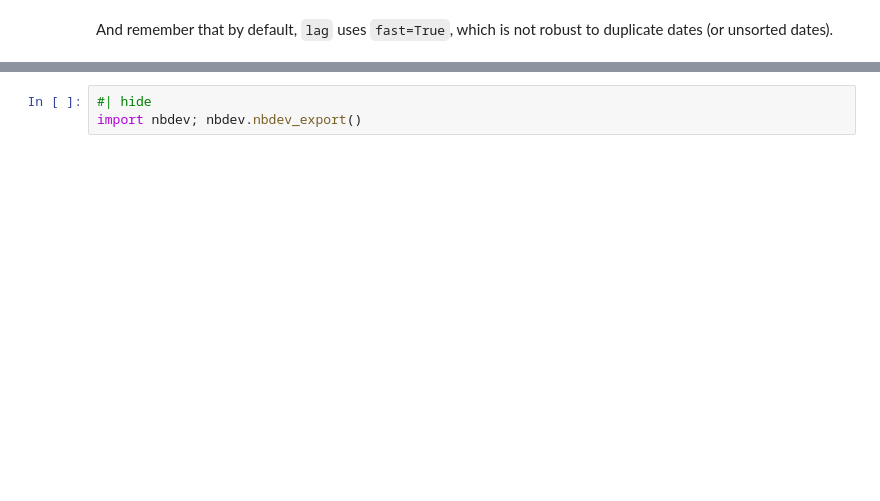
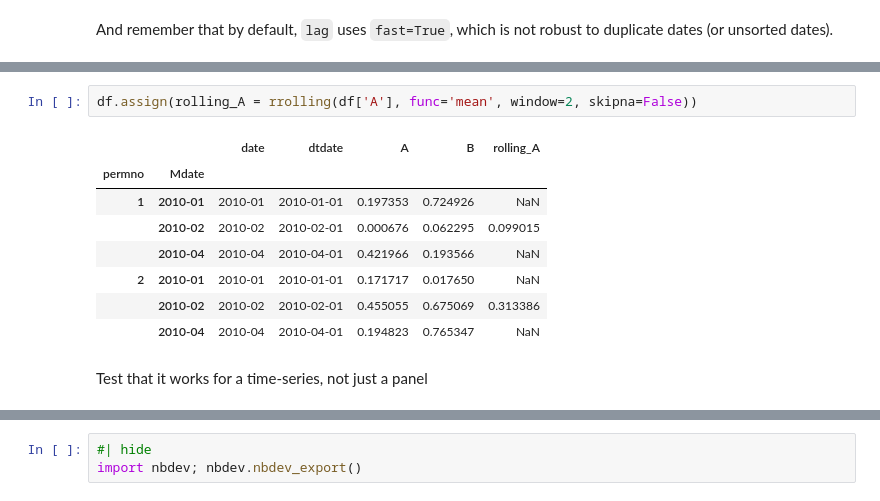
Before and after one commit to ionmihai/pandasmore, a Jupyter notebook: nbs/00_core.ipynb, the cells around one changed output, grey strips where cells are left out. Cells and saved outputs as stored; diff of their text form; blank space fills up the shorter version.

```diff
--- a/nbs/00_core.ipynb
+++ b/nbs/00_core.ipynb
@@ -314,0 +399,13 @@ dtype: float64
+# %%
+df.assign(rolling_A = rrolling(df['A'], func='mean', window=2, skipna=False))
+# %% [output]
+|  |  | date | dtdate | A | B | rolling_A |
+| permno | Mdate |  |  |  |  |  |
+| 1 | 2010-01 | 2010-01 | 2010-01-01 | 0.197353 | 0.724926 | NaN |
+|  | 2010-02 | 2010-02 | 2010-02-01 | 0.000676 | 0.062295 | 0.099015 |
+|  | 2010-04 | 2010-04 | 2010-04-01 | 0.421966 | 0.193566 | NaN |
+| 2 | 2010-01 | 2010-01 | 2010-01-01 | 0.171717 | 0.017650 | NaN |
+|  | 2010-02 | 2010-02 | 2010-02-01 | 0.455055 | 0.675069 | 0.313386 |
+|  | 2010-04 | 2010-04 | 2010-04-01 | 0.194823 | 0.765347 | NaN |
+# %% [markdown]
+Test that it works for a time-series, not just a panel
```
Also changed, not shown: parts of 29 cells of this notebook, 2 other files.
